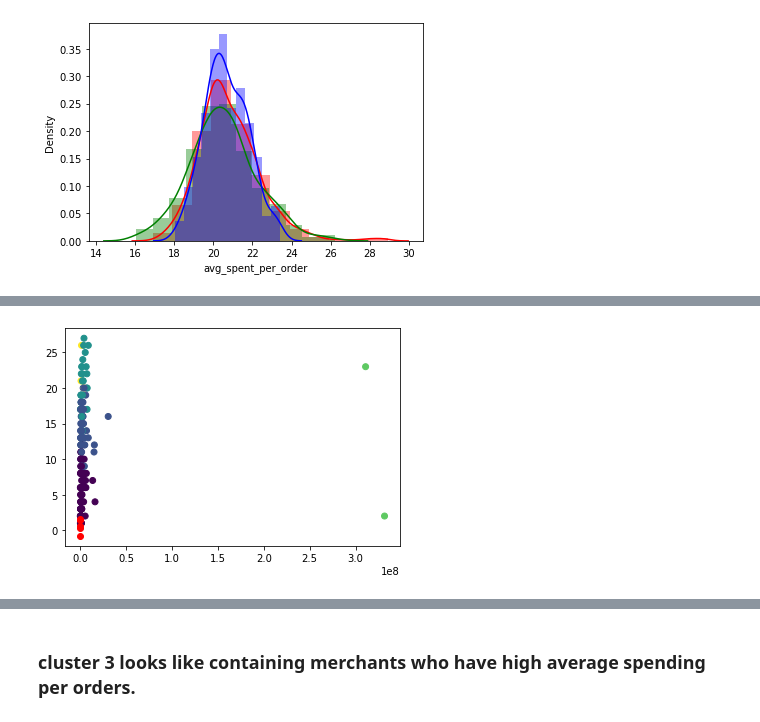
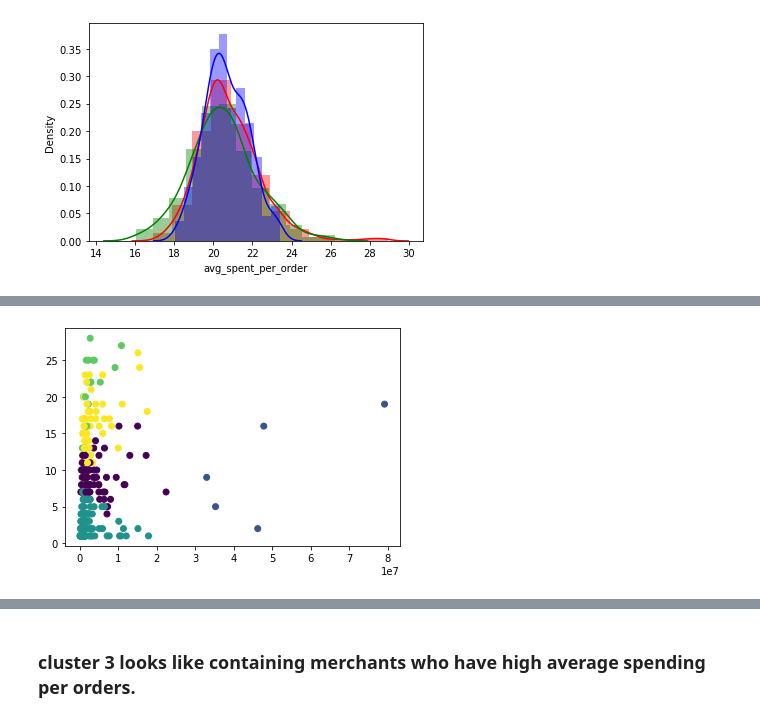
Before and after one commit to yingli/datasciencelifecycle, a Jupyter notebook: sample_code/NB05.ipynb, the cells around one changed output, grey strips where cells are left out. Cells and saved outputs as stored; diff of their text form; code cells hidden in the pictures.

```diff
--- a/sample_code/NB05.ipynb
+++ b/sample_code/NB05.ipynb
@@ -19,11 +19,14 @@ import collections
    - total spent = sum of (quantity times price)
    - average spent per order = total spent divided by number of orders
 # %%
+from math import floor
+
+
 def clean_data(baskets):
     baskets.dropna(inplace=True)
     for s in baskets.columns:
         if ("id" in s):
-            baskets.loc[:,s] = pd.Categorical(baskets.loc[:,s])
+            baskets.loc[:,s] = pd.Categorical(baskets.loc[:,s].apply(lambda x: floor(x)))
     return baskets
 
 def convert_date(baskets):
@@ -40,10 +43,10 @@ def prep_data(filename):
     baskets = pd.read_csv(filename)
     baskets = clean_data(baskets)
     baskets = convert_date(baskets)
+    baskets["spent"] = baskets["qty"] * baskets["price"]
     return baskets
 
 def make_merchants(baskets):
-    baskets["spent"] = baskets["qty"] * baskets["price"]
     merchants = baskets.groupby(['merchant_id'])\
         .agg({'spent': 'sum',
                 'order_id': 'nunique',
@@ -57,11 +60,22 @@ def make_merchants(baskets):
     return merchants
 
 def make_skus(baskets):
-    baskets["spent"] = baskets["qty"] * baskets["price"]
     skus_by_day = baskets.groupby(['sku_id','date'])\
         .agg({'price': 'mean',
             'order_id': 'nunique',
             'merchant_id': 'nunique'})\
         .reset_index()\
-        .rename(columns={'price':'avg_price_by_day', 'order_id':'num_orders_per_day', 'merchant_id':'num_merchants_per_day'})
+        .rename(columns={'price':'avg_price_by_day', 'order_id':'num_orders_by_day', 'merchant_id':'num_merchants_by_day'})
     return skus_by_day
+
+def make_top_cats(baskets):
+    top_cats = baskets.groupby(['top_cat_id'])\
+        .agg({'price': 'mean',
+            'spent': 'sum',
+            'qty' : 'sum',
+            'order_id': 'nunique',
+            'date' : 'nunique',
+            'merchant_id': 'nunique'})\
+        .reset_index()\
+        .rename(columns={'price':'avg_price', 'spent':'total_spent', 'qty':'total_quantity','order_id':'num_orders', 'merchant_id':'num_merchants'})
+    return top_cats
@@ -308,12 +471,0 @@ Index(['merchant_id', 'total_spent', 'num_orders', 'num_days', 'num_skus',
-# %%
-from sklearn.cluster import KMeans
-from sklearn.preprocessing import StandardScaler, normalize
-from sklearn.metrics import silhouette_score
-
-merchants_data = merchants10.loc[:,merchants10.columns[2:]]
-stscaler = StandardScaler().fit(merchants_data)
-normalized_df = stscaler.transform(merchants_data)
-
-kmeans = KMeans(n_clusters=5, random_state=0).fit(normalized_df)
-merchants10['cluster'] = kmeans.labels_
-#kmeans.cluster_centers_
@@ -353,7 +503,0 @@ plt.show()
-# %%
-kmeans = KMeans(n_clusters=5, init='k-means++', max_iter=300, n_init=10, random_state=0).fit(normalized_df)
-merchants10['cluster'] = kmeans.labels_
-#pred_y = kmeans.fit_predict(normalized_df)
-#kmeans.cluster_centers_
-
-collections.Counter(merchants10.cluster)
@@ -368,7 +604,6 @@ sns.pairplot(data=merchants_data, hue="cluster", palette="Set1")
 # %%
 
-plt.scatter(merchants_data["avg_spent_per_order"], merchants_data["num_top_cats"],c=pred_y)
-plt.scatter(kmeans.cluster_centers_[:, 5], kmeans.cluster_centers_[:, 3], c='red')
+plt.scatter(merchants10["avg_spent_per_order"], merchants10["num_top_cats"],c=merchants10.cluster)
 plt.show()
 # %% [output]
-[figure, old version]
+[figure, new version]
```
Also changed, not shown: parts of 69 cells of this notebook.
